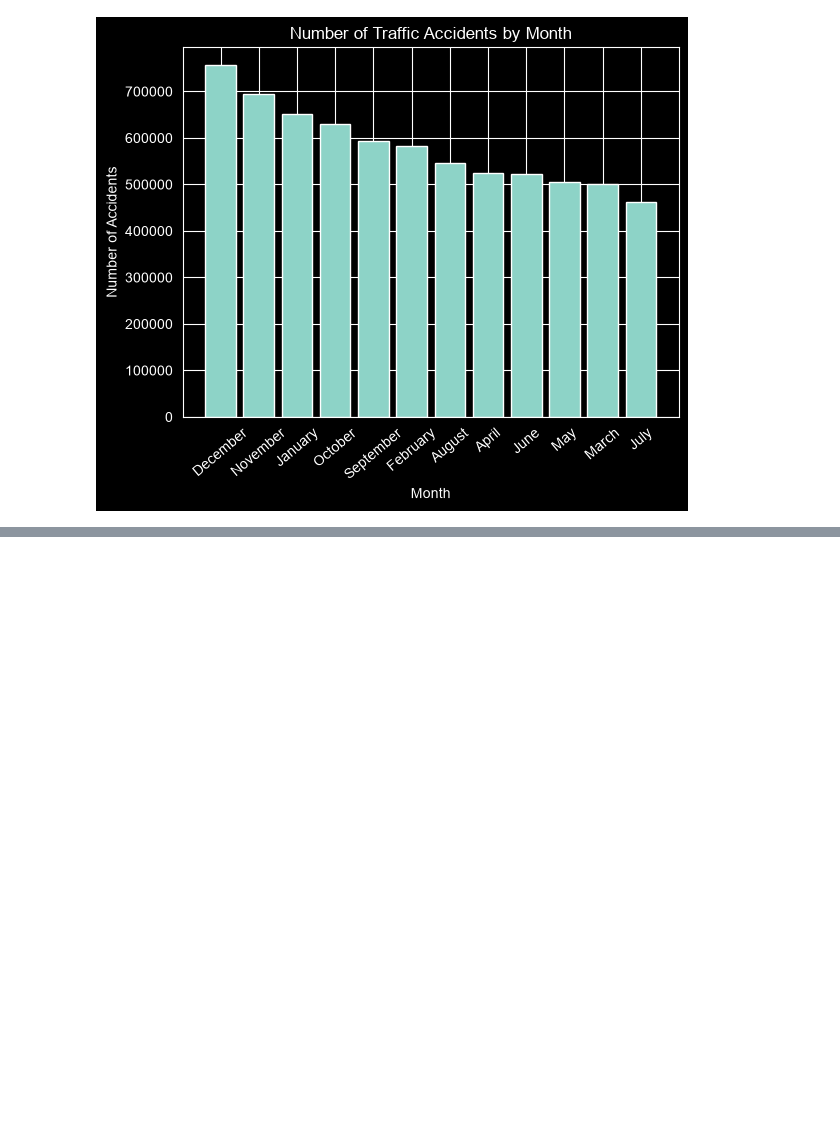
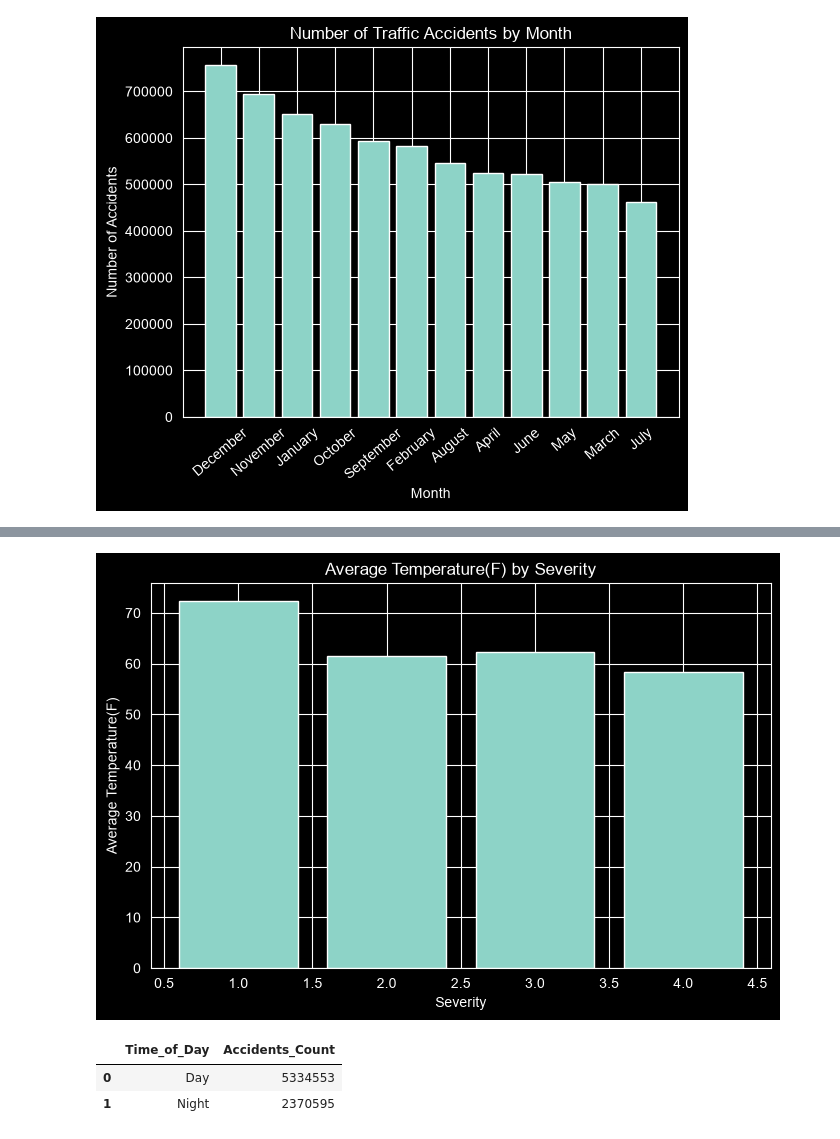
Before and after one commit to masoudtjaik/Data-Analysis-Project-US-ACCIDENT, a Jupyter notebook: US.ipynb, the cells around one changed output, grey strips where cells are left out. Cells and saved outputs as stored; diff of their text form; code cells hidden in the pictures; blank space fills up the shorter version.

```diff
--- a/US.ipynb
+++ b/US.ipynb
@@ -372,0 +469,8 @@ plt.show()
+# %%
+temperature = (
+    df.groupby('Severity')['Temperature(F)']
+      .mean()
+      .reset_index()
+)
+
+temperature
@@ -372,0 +483,29 @@ plt.show()
+# %%
+plt.figure(figsize=(8,5))
+
+plt.bar(
+    temperature['Severity'],
+    temperature['Temperature(F)']
+)
+
+plt.title('Average Temperature(F) by Severity')
+plt.xlabel('Severity')
+plt.ylabel('Average Temperature(F)')
+
+plt.show()
+# %% [output]
+[figure, added]
+# %%
+day_night = (
+    df['Sunrise_Sunset']
+    .value_counts()
+    .reset_index()
+)
+
+day_night.columns = ['Time_of_Day', 'Accidents_Count']
+
+day_night
+# %% [output]
+|  | Time_of_Day | Accidents_Count |
+| 0 | Day | 5334553 |
+| 1 | Night | 2370595 |
```
Also changed, not shown: parts of 12 cells of this notebook.
